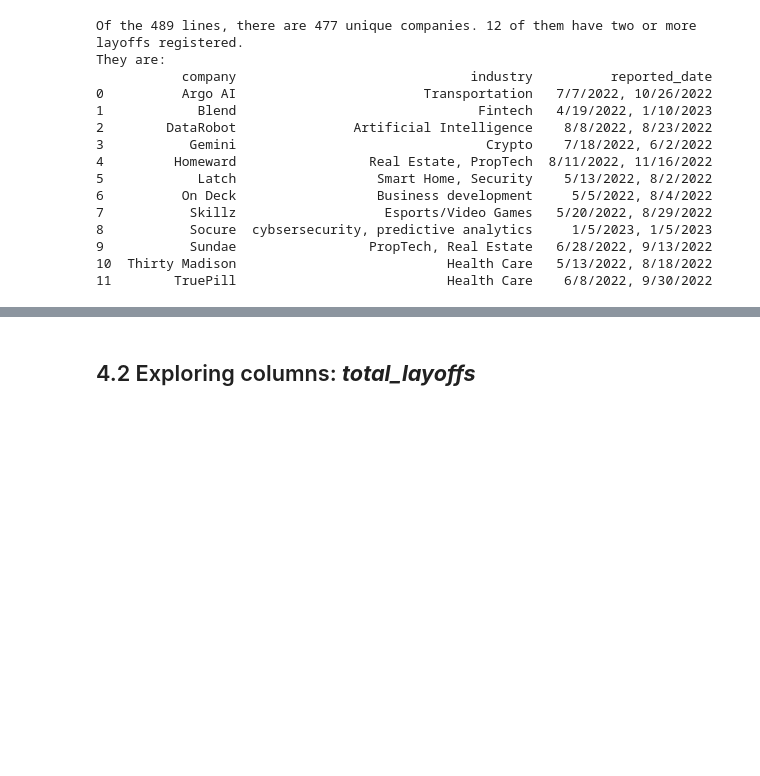
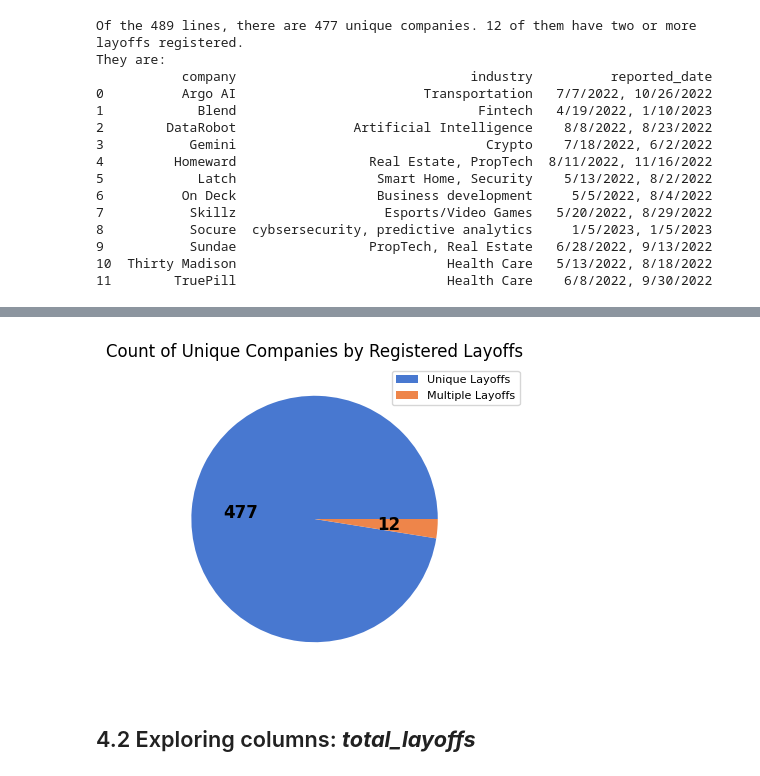
Before and after one commit to teusinn/TechCompaniesLayoff, a Jupyter notebook: src/main.ipynb, the cells around one changed output, grey strips where cells are left out. Drawn from its saved outputs; the diff is of its cells as text; code cells hidden in the pictures; blank space fills up the shorter version.

```diff
--- a/src/main.ipynb
+++ b/src/main.ipynb
@@ -153,3 +146,17 @@ df[(df['company'] == 'Homeward') | (df['company'] == 'On Deck') | (df['company']
+# %%
+# Creating a pie chart to better visualize this difference
+repeated_layoffs_count = df.drop_duplicates(['company'])[['repeated_layoffs']].value_counts()
+repeated_layoffs_labels = df['repeated_layoffs'].unique()
+repeated_layoffs_total = df['repeated_layoffs'].count()
+repeated_layoffs_colors = sns.color_palette('muted')
+repeated_layoffs_fig = plt.figure(figsize=(6, 4))
+
+plt.pie(repeated_layoffs_count, colors=repeated_layoffs_colors, autopct=lambda x: '{:.0f}'.format(x * repeated_layoffs_total/100), textprops={'fontsize': 12, 'weight':'bold'})
+plt.title('Count of Unique Companies by Registered Layoffs')
+plt.legend(labels=repeated_layoffs_labels, fontsize=8, loc=(0.75, 0.87))
+plt.show()
+# %% [output]
+[figure, added]
 # %% [markdown]
 ## 4.2 Exploring columns: ***total_layoffs***
 # %%
```
Also changed, not shown: parts of 3 cells of this notebook.
